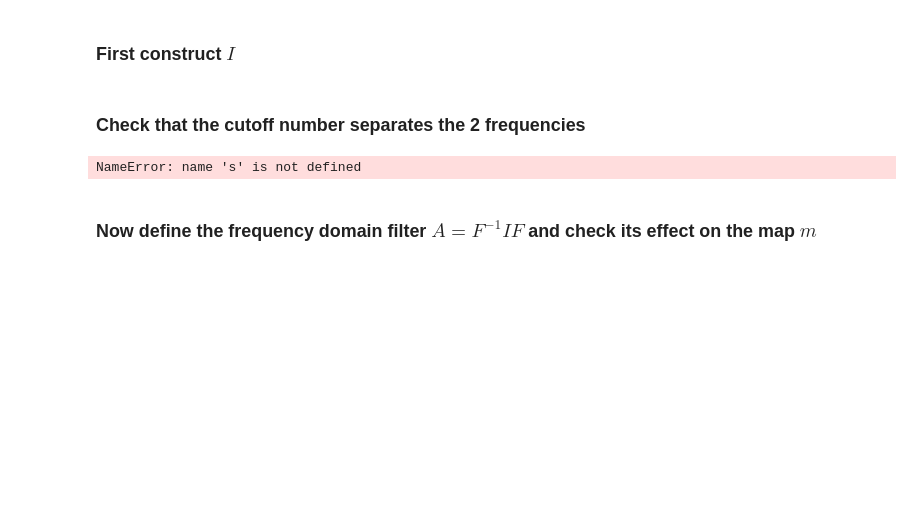
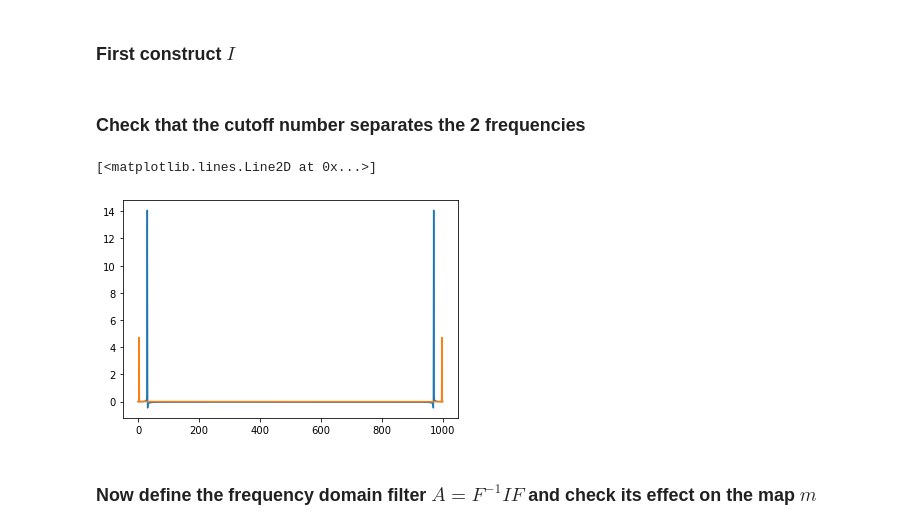
Before and after one commit to catyz/destripe, a Jupyter notebook: fourier_filter_test.ipynb, the cells around one changed output. Saved outputs shown, nothing was run; the diff lists cells and outputs as text; code cells hidden in the pictures; blank space fills up the shorter version.

```diff
--- a/fourier_filter_test.ipynb
+++ b/fourier_filter_test.ipynb
@@ -47,10 +47,11 @@ I_c = np.eye(N) - I # Construct the complement
 ### Check that the cutoff number separates the 2 frequencies
 # %%
 # plt.plot(F @ s)
-plt.plot(I @ F @ s)
-plt.plot(I_c @ F @ s)
+plt.plot(I @ F @ m)
+plt.plot(I_c @ F @ m)
 # %% [output]
-NameError: name 's' is not defined
+[<matplotlib.lines.Line2D at 0x...>]
+[figure, added]
 # %% [markdown]
 ### Now define the frequency domain filter $A = F^{-1}IF$ and check its effect on the map $m$
 # %%
```
Also changed, not shown: parts of 1 cell of this notebook.
